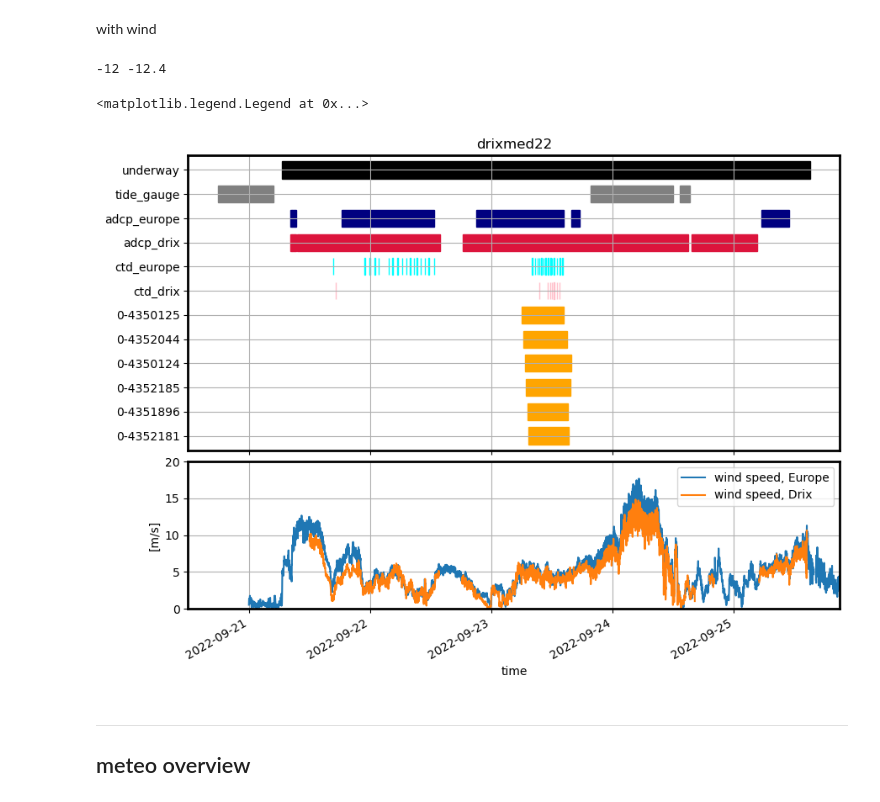
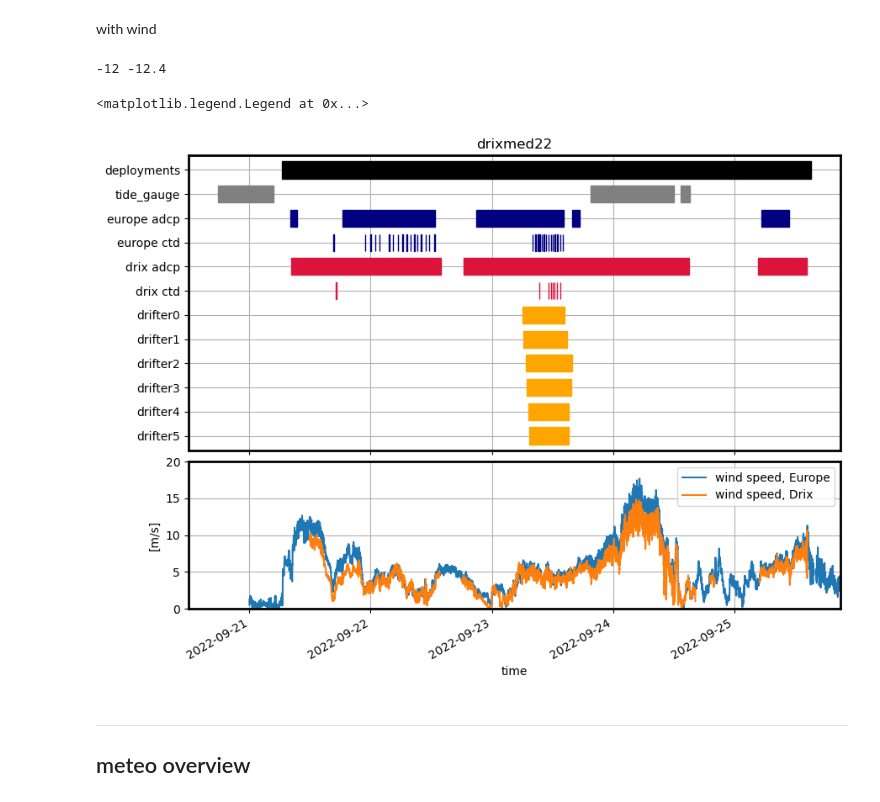
Before and after one commit to apatlpo/drix_analysis, a Jupyter notebook: drixmed22/overview.ipynb, the cells around one changed output. Cells and saved outputs as stored; diff of their text form; code cells hidden in the pictures.

```diff
--- a/drixmed22/overview.ipynb
+++ b/drixmed22/overview.ipynb
@@ -23,8 +23,8 @@ root_dir = "/Users/aponte/Code/drix_analysis/" + campaign
 yaml = f"{campaign}.yaml"
 
 # load campaign object
-cp = pin.campaign(os.path.join(root_dir, yaml))
+cp = pin.Campaign(os.path.join(root_dir, yaml))
 
 # plotting utils
-kwargs_map = dict(extent=cp.lon + cp.lat, bathy=cp.bathy["label"])
+kwargs_map = dict(extent=cp["lon"] + cp["lat"], bathy=cp["bathy"]["label"])
 # %% [output]
@@ -47,11 +36,12 @@ europe = cp.load("europe_underway_10s.nc").set_coords(["lon", "lat"])
 # drix
 drix = cp.load("drix_underway_ctd_10s.nc").set_coords(["lon", "lat"])
 drix_met = cp.load("drix_met_10s.nc")
+drix_turb = cp.load("drix_turb_10s.nc").set_coords(["lon", "lat"])
 drix_ins = cp.load("drix_ins_10s.nc").sortby("time")
 
 # ctd
-u = "ctd_europe"
-ctd = {d.label: cp.load(f"{u}_{d.label}.nc") for d in cp[u]}
+p, s = "europe", "ctd"
+ctd = {d.label: cp.load(f"{s}_{p}_{d.label}.nc") for _, d in cp[p][s].items()}
 
 # merge into one dataset
 # ds = xr.concat([ds for d, ds in D.items()], "cast")
@@ -61,3 +51,15 @@ arome = cp.load("met_arome.nc")
 
 # load drifters
 dr = cp.load("drifters.nc").to_dataframe()
+
+# adcp
+def load_adcp(extension):
+    ds = cp.load(f"adcp_{extension}.nc")
+    ds = ds.assign_coords(z=-ds["range"])
+    return ds
+
+adcp_europe_gf = load_adcp("europe_GF")
+adcp_europe_pf = load_adcp("europe_PF")
+
+adcp_drix_gf = load_adcp("drix_GF")
+adcp_drix_pf = load_adcp("drix_PF")
@@ -88,36 +93,35 @@ gs_kw = dict(
     hspace=0.05,
 )
 fig, axd = plt.subplot_mosaic(
     [["top"], ["bottom"]],
     gridspec_kw=gs_kw,
     figsize=(10, 7),
     sharex=True,
     # layout="constrained",
 )
 # fig.suptitle('plt.subplot_mosaic()')
 
-cp.timeline(legend=None, height=0.7, ax=axd["top"])
-axd["top"].grid()
+cp.timeline(height=0.7, ax=axd["top"])
 axd["top"].set_ylim(-11.6, 0.6)
 
 ax = axd["bottom"]
 _speed = europe["trueairspeed"]
 _speed = _speed.resample(time="1T").mean()
 _speed.plot(ax=ax, label="wind speed, Europe")
 
 _speed, _heading = pin.uv2speedheading(drix_met.wind_u_true, drix_met.wind_v_true)
 _speed = _speed.resample(time="1T").mean()
 _speed.plot(ax=ax, label="wind speed, Drix")
 
 
 ax.set_ylim(0, 20)
 ax.grid()
 ax.set_ylabel("[m/s]")
 ax.legend()
 # %% [output]
 -12 -12.4
 <matplotlib.legend.Legend at 0x...>
-[figure, old version]
+[figure, new version]
 # %% [markdown]
 ---
 ## meteo overview
```
Also changed, not shown: parts of 16 cells of this notebook, 1 other file.
